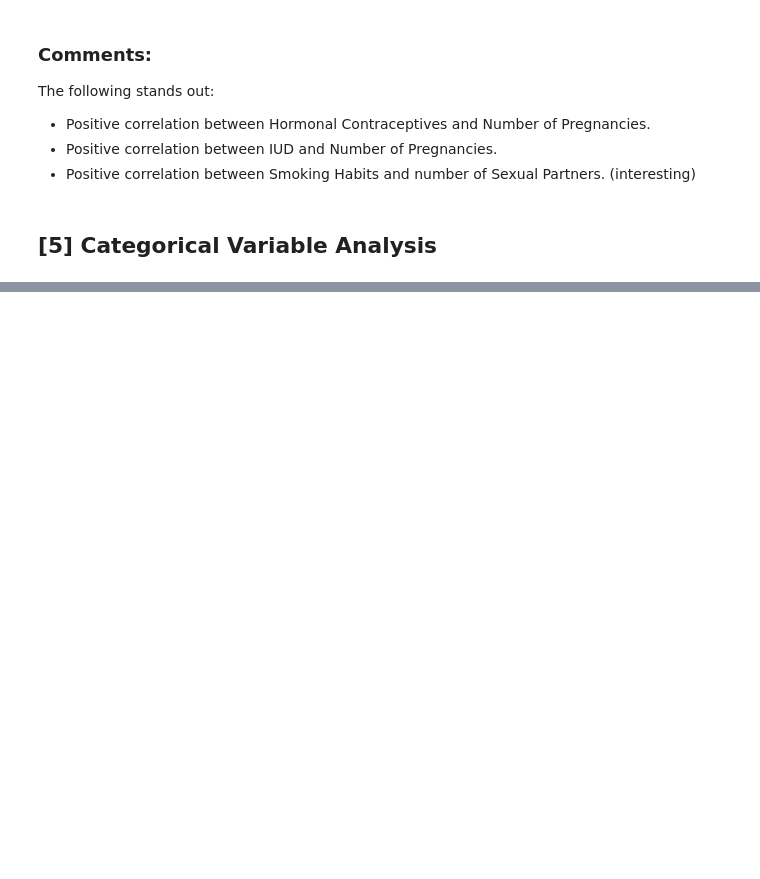
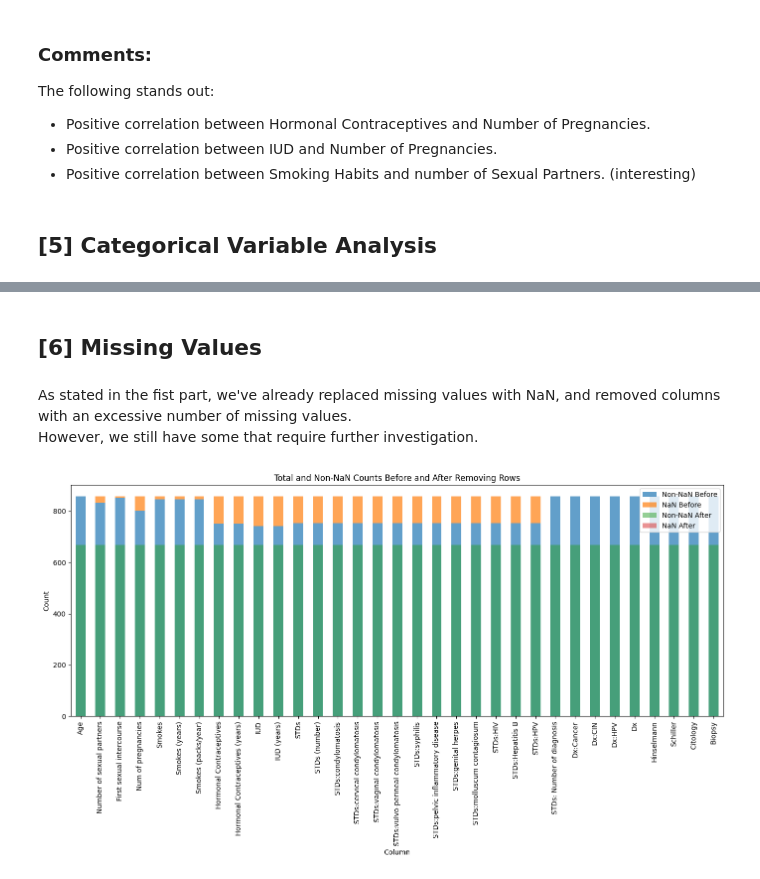
Before and after one commit to chamale-rac/cervical-cancer-diagnosis, a Jupyter notebook: eda.ipynb, the cells around one changed output, grey strips where cells are left out. Saved outputs shown, nothing was run; the diff lists cells and outputs as text; code cells hidden in the pictures; blank space fills up the shorter version.

```diff
--- a/eda.ipynb
+++ b/eda.ipynb
@@ -497,0 +514,68 @@ Name: proportion, dtype: float64
+# %% [markdown]
+## [6] Missing Values
+# %% [markdown]
+As stated in the fist part, we've already replaced missing values with NaN, and removed columns with an excessive number of missing values. <br>
+However, we still have some that require further investigation.
+# %%
+# Check the number of NaN values in each column before removal
+nan_counts_before = df.isna().sum()
+
+# Number of rows before removing NaN values
+num_rows_before = len(df)
+
+# Remove all rows with NaN values
+df_cleaned = df.dropna()
+
+# Check the number of NaN values in each column after removal
+nan_counts_after = df_cleaned.isna().sum()
+
+# Number of rows after removing NaN values
+num_rows_after = len(df_cleaned)
+
+# Prepare data for the bar graph
+data_summary = pd.DataFrame(
+    {
+        "Column": df.columns,
+        "Total Count Before": num_rows_before,
+        "Total Count After": num_rows_after,
+        "NaN Count Before": nan_counts_before,
+        "NaN Count After": nan_counts_after,
+        "Non-NaN Count Before": num_rows_before - nan_counts_before,
+        "Non-NaN Count After": num_rows_after - nan_counts_after,
+    }
+)
+
+# Plot the stacked bar graph
+fig, ax = plt.subplots(figsize=(14, 8))
+
+# Plot before NaN removal
+data_summary.plot(
+    kind="bar",
+    x="Column",
+    y=["Non-NaN Count Before", "NaN Count Before"],
+    stacked=True,
+    ax=ax,
+    color=["#1f77b4", "#ff7f0e"],
+    alpha=0.7,
+)
+
+# Plot after NaN removal
+data_summary.plot(
+    kind="bar",
+    x="Column",
+    y=["Non-NaN Count After", "NaN Count After"],
+    stacked=True,
+    ax=ax,
+    color=["#2ca02c", "#d62728"],
+    alpha=0.5,
+)
+
+ax.set_title("Total and Non-NaN Counts Before and After Removing Rows")
+ax.set_ylabel("Count")
+ax.set_xlabel("Column")
+plt.xticks(rotation=90)
+plt.tight_layout()
+plt.legend(["Non-NaN Before", "NaN Before", "Non-NaN After", "NaN After"])
+plt.show()
+# %% [output]
+[figure, added]
```
Also changed, not shown: parts of 5 cells of this notebook.
